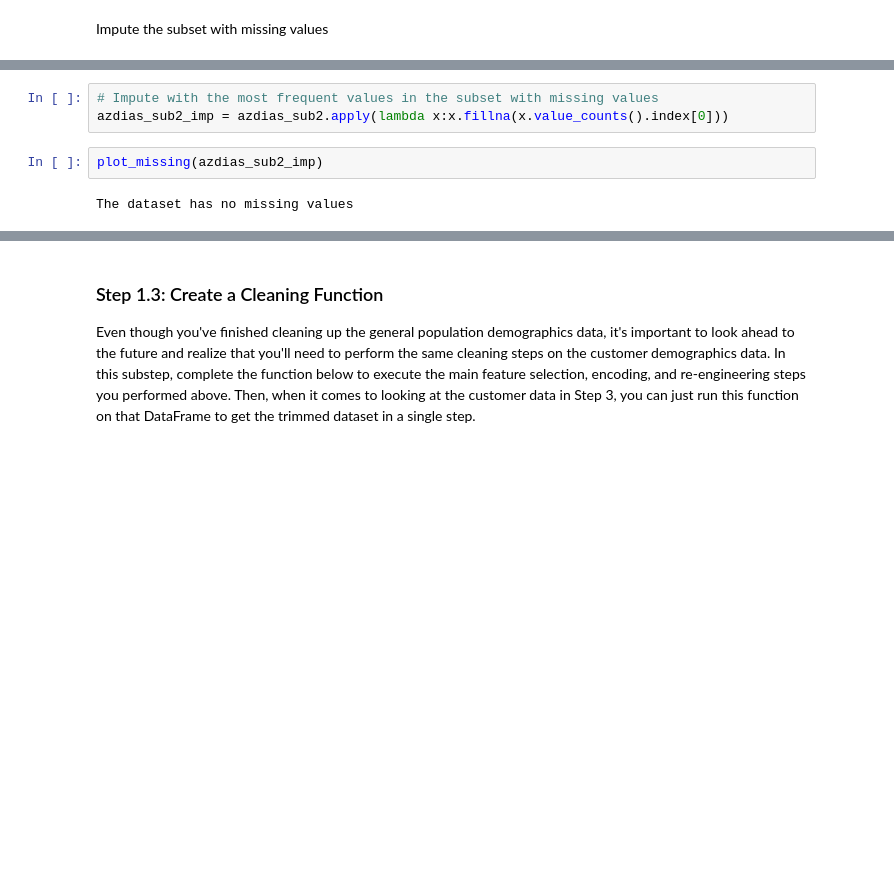
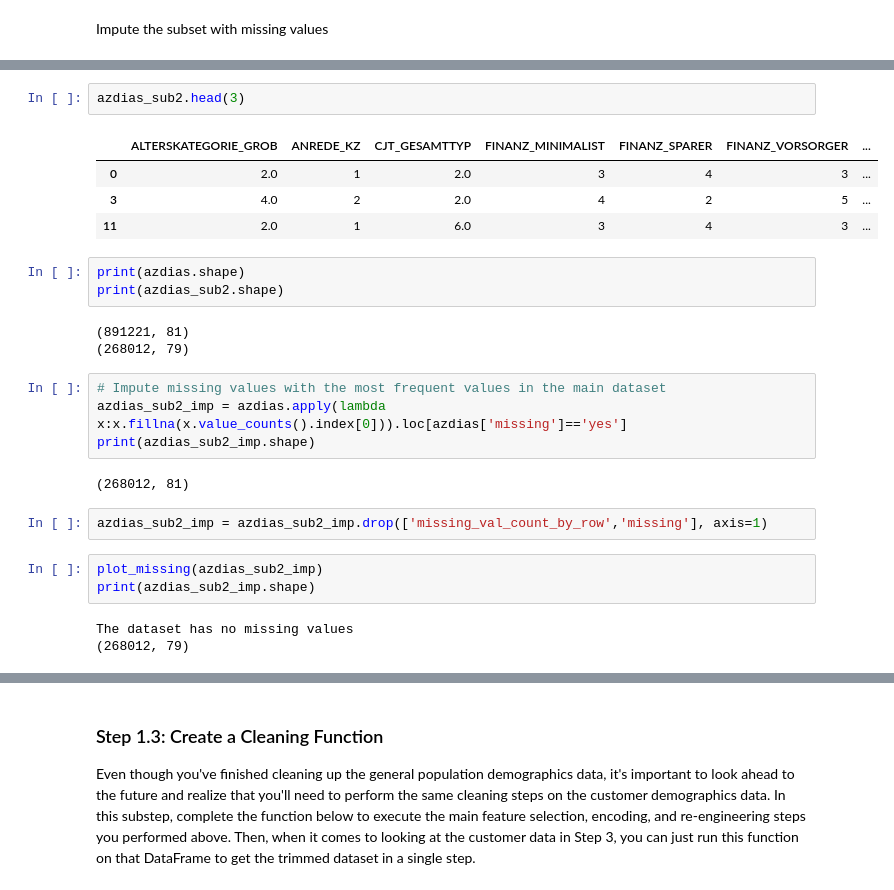
Before and after one commit to jimmyadeline/DSND_Term1, a Jupyter notebook: projects/p3_Identify Customer Segments/Identify_Customer_Segments.ipynb, the cells around one changed output, grey strips where cells are left out. Saved outputs shown, nothing was run; the diff lists cells and outputs as text; blank space fills up the shorter version.

```diff
--- a/projects/p3_Identify Customer Segments/Identify_Customer_Segments.ipynb
+++ b/projects/p3_Identify Customer Segments/Identify_Customer_Segments.ipynb
@@ -598,10 +611,30 @@ pandas.core.frame.DataFrame
+# %%
+azdias_sub2.head(3)
+# %% [output]
+|  | ALTERSKATEGORIE_GROB | ANREDE_KZ | CJT_GESAMTTYP | FINANZ_MINIMALIST | FINANZ_SPARER | FINANZ_VORSORGER | ... |
+| 0 | 2.0 | 1 | 2.0 | 3 | 4 | 3 | ... |
+| 3 | 4.0 | 2 | 2.0 | 4 | 2 | 5 | ... |
+| 11 | 2.0 | 1 | 6.0 | 3 | 4 | 3 | ... |
+# %%
+print(azdias.shape)
+print(azdias_sub2.shape)
+# %% [output]
+(891221, 81)
+(268012, 79)
 # %%
-# Impute with the most frequent values in the subset with missing values
-azdias_sub2_imp = azdias_sub2.apply(lambda x:x.fillna(x.value_counts().index[0]))
+# Impute missing values with the most frequent values in the main dataset
+azdias_sub2_imp = azdias.apply(lambda x:x.fillna(x.value_counts().index[0])).loc[azdias['missing']=='yes']
+print(azdias_sub2_imp.shape)
+# %% [output]
+(268012, 81)
+# %%
+azdias_sub2_imp = azdias_sub2_imp.drop(['missing_val_count_by_row','missing'], axis=1)
 # %%
 plot_missing(azdias_sub2_imp)
+print(azdias_sub2_imp.shape)
 # %% [output]
 The dataset has no missing values
+(268012, 79)
 # %%
 azdias_sub2_imp = category_var(azdias_sub2_imp)
 azdias_sub2_imp = mix_eng(azdias_sub2_imp)
```
Also changed, not shown: parts of 66 cells of this notebook.
